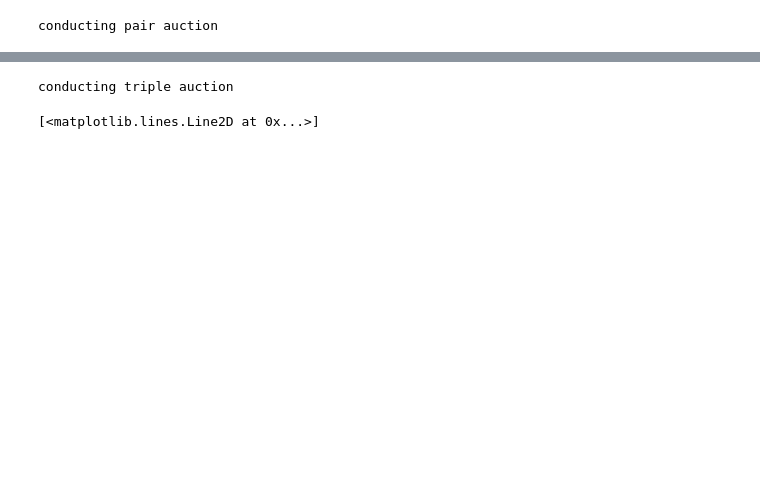
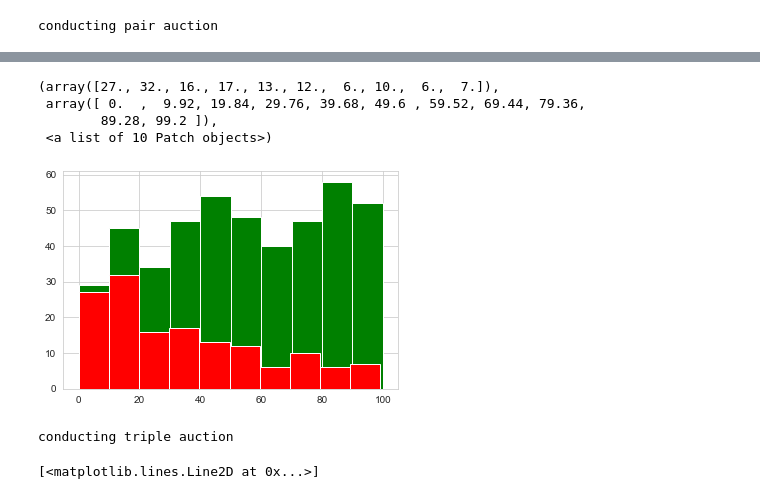
Before and after one commit to abhishekbasu/marketdes, a Jupyter notebook: first_price_auction.ipynb, the cells around one changed output, grey strips where cells are left out. Drawn from its saved outputs; the diff is of its cells as text; code cells hidden in the pictures; blank space fills up the shorter version.

```diff
--- a/first_price_auction.ipynb
+++ b/first_price_auction.ipynb
@@ -88,3 +108,13 @@ conducting pair auction
+# %%
+winners, losers = a.win_loss()
+plt.hist([x[1] for x in winners], color='green')
+plt.hist([x[1] for x in losers], color='red')
+# %% [output]
+(array([27., 32., 16., 17., 13., 12.,  6., 10.,  6.,  7.]),
+ array([ 0.  ,  9.92, 19.84, 29.76, 39.68, 49.6 , 59.52, 69.44, 79.36,
+        89.28, 99.2 ]),
+ <a list of 10 Patch objects>)
+[figure, added]
 # %%
 triple_auction1 = a.triple_auction()
 # %% [output]
```
Also changed, not shown: parts of 8 cells of this notebook.
